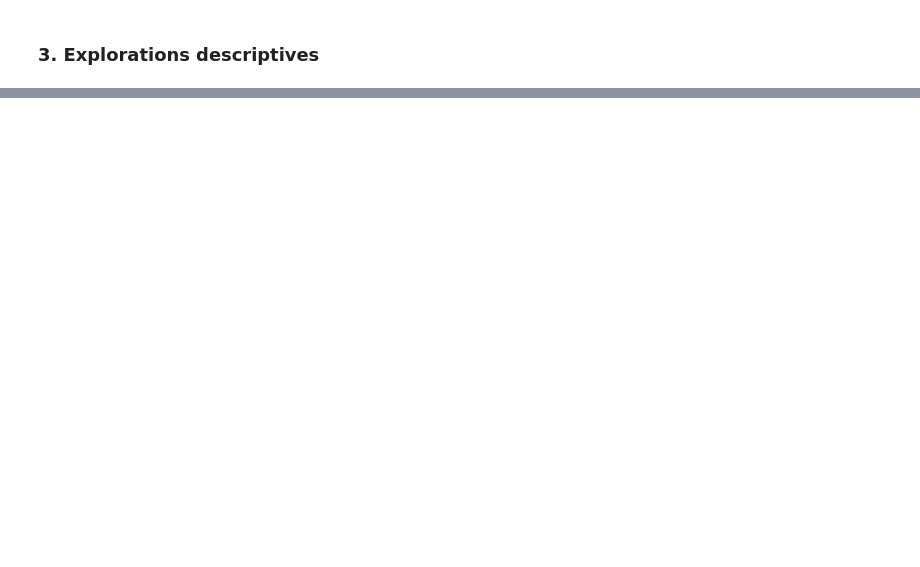
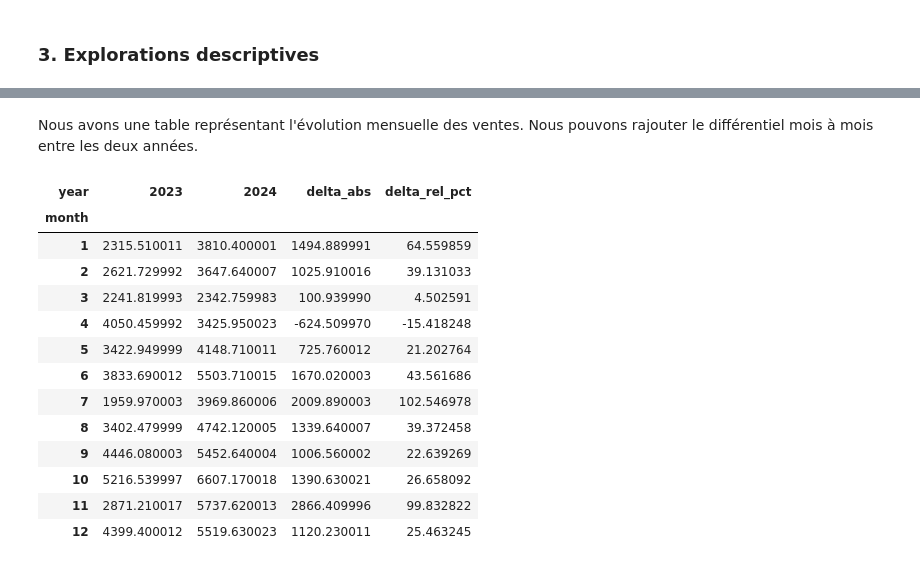
Before and after one commit to Ju3465/Analyse-e-commerce-2023-vs-2024-thelook_ecommerce, a Jupyter notebook: notebooks/eda_thelook_fr_women_2023_2024.ipynb, the cells around one changed output, grey strips where cells are left out. Saved outputs shown, nothing was run; the diff lists cells and outputs as text; code cells hidden in the pictures; blank space fills up the shorter version.

```diff
--- a/notebooks/eda_thelook_fr_women_2023_2024.ipynb
+++ b/notebooks/eda_thelook_fr_women_2023_2024.ipynb
@@ -590,0 +404,5 @@ np.float64(95739.55013930798)
+# %%
+# Création des colonnes year et month du passage des commandes
+df["year"] = df["order_created_at"].dt.year
+df["month"] = df["order_created_at"].dt.month
+df.head()
@@ -590,0 +427,15 @@ np.float64(95739.55013930798)
+# %%
+# Création du dataframe regroupant les ventes par mois et années
+monthly_ca = (
+    df.groupby(["year", "month"])["sale_price"]
+      .sum()
+      .reset_index()
+)
+
+# Basculement du dataframe regroupant les ventes par mois et années
+monthly_ca_pivot = monthly_ca.pivot(
+    index="month",
+    columns="year",
+    values="sale_price"
+)
+monthly_ca_pivot
@@ -590,0 +457,28 @@ np.float64(95739.55013930798)
+# %% [markdown]
+Nous avons une table représentant l'évolution mensuelle des ventes. Nous pouvons rajouter le différentiel mois à mois entre les deux années.
+# %%
+# Ajout de la variation absolue de chiffre d'affaires mois à mois
+monthly_ca_pivot["delta_abs"] = (
+    monthly_ca_pivot[2024] - monthly_ca_pivot[2023]
+)
+
+# Ajout de la variation reltive de chiffre d'affaires mois à mois
+monthly_ca_pivot["delta_rel_pct"] = (
+    monthly_ca_pivot["delta_abs"] / monthly_ca_pivot[2023]
+) * 100
+monthly_ca_pivot
+# %% [output]
+| year | 2023 | 2024 | delta_abs | delta_rel_pct |
+| month |  |  |  |  |
+| 1 | 2315.510011 | 3810.400001 | 1494.889991 | 64.559859 |
+| 2 | 2621.729992 | 3647.640007 | 1025.910016 | 39.131033 |
+| 3 | 2241.819993 | 2342.759983 | 100.939990 | 4.502591 |
+| 4 | 4050.459992 | 3425.950023 | -624.509970 | -15.418248 |
+| 5 | 3422.949999 | 4148.710011 | 725.760012 | 21.202764 |
+| 6 | 3833.690012 | 5503.710015 | 1670.020003 | 43.561686 |
+| 7 | 1959.970003 | 3969.860006 | 2009.890003 | 102.546978 |
+| 8 | 3402.479999 | 4742.120005 | 1339.640007 | 39.372458 |
+| 9 | 4446.080003 | 5452.640004 | 1006.560002 | 22.639269 |
+| 10 | 5216.539997 | 6607.170018 | 1390.630021 | 26.658092 |
+| 11 | 2871.210017 | 5737.620013 | 2866.409996 | 99.832822 |
+| 12 | 4399.400012 | 5519.630023 | 1120.230011 | 25.463245 |
```
Also changed, not shown: parts of 106 cells of this notebook, 2 other files.
